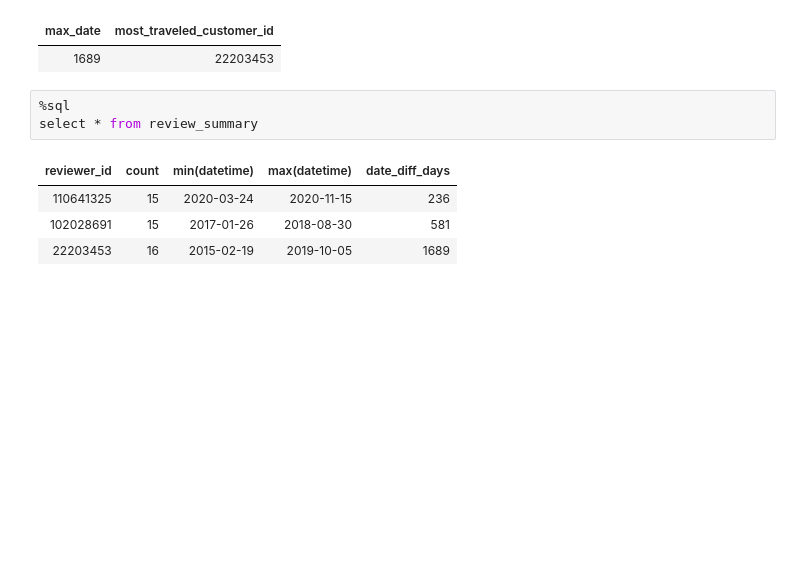
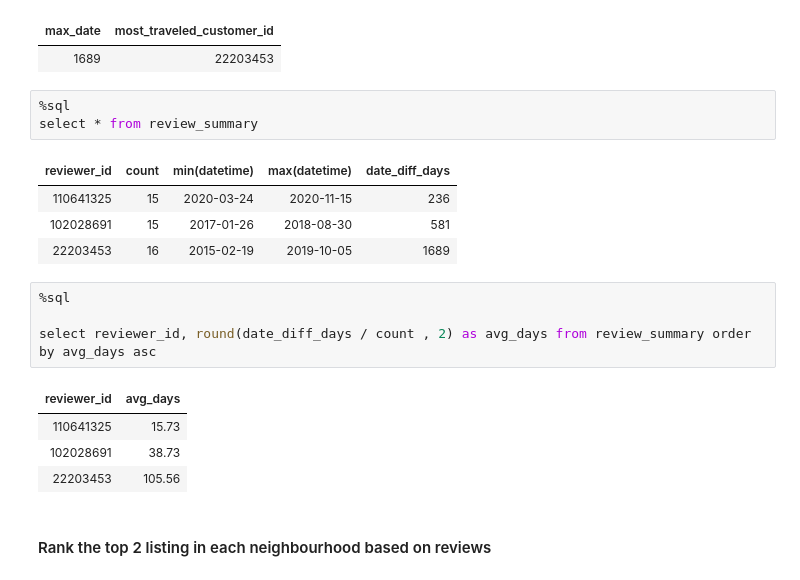
Before and after one commit to alcherniaev/Amazon_S3_databricks, a Jupyter notebook: DE_AWS_S3.ipynb, the cells around one changed output. Cells and saved outputs as stored; diff of their text form; blank space fills up the shorter version.

```diff
--- a/DE_AWS_S3.ipynb
+++ b/DE_AWS_S3.ipynb
@@ -461,3 +461,14 @@ select * from review_summary
 | 110641325 | 15 | 2020-03-24 | 2020-11-15 | 236 |
 | 102028691 | 15 | 2017-01-26 | 2018-08-30 | 581 |
 | 22203453 | 16 | 2015-02-19 | 2019-10-05 | 1689 |
+# %%
+%sql
+
+select reviewer_id, round(date_diff_days / count , 2) as avg_days from review_summary order by avg_days asc
+# %% [output]
+| reviewer_id | avg_days |
+| 110641325 | 15.73 |
+| 102028691 | 38.73 |
+| 22203453 | 105.56 |
+# %% [markdown]
+#### Rank the top 2 listing in each neighbourhood based on reviews
```
Also changed, not shown: parts of 1 cell of this notebook.
